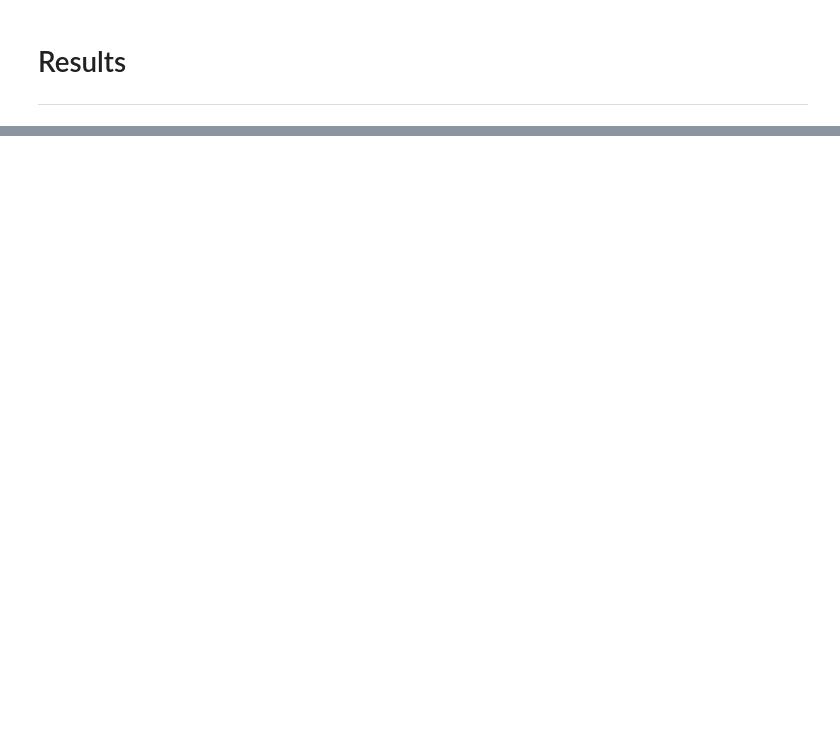
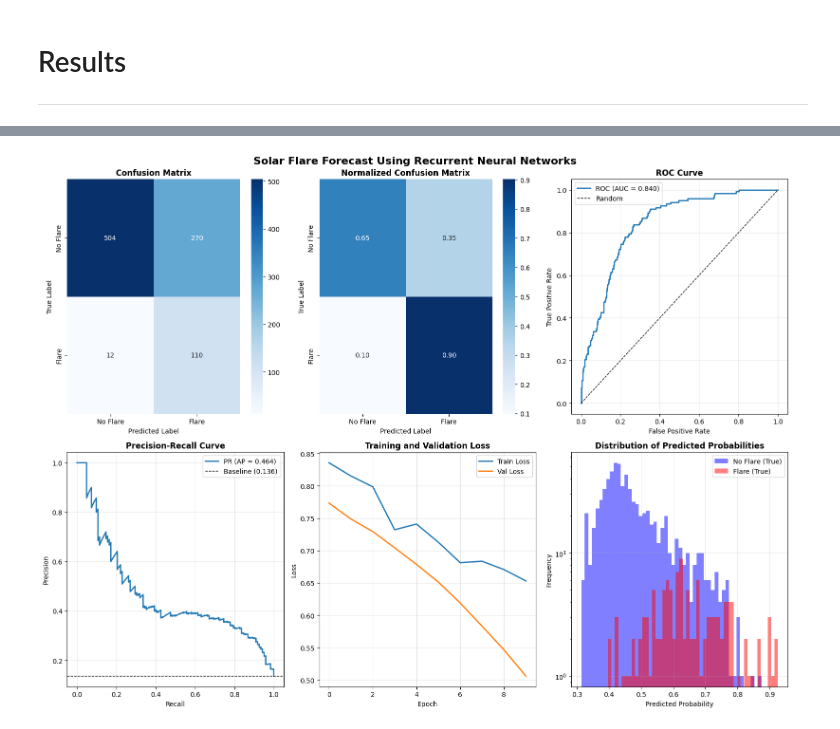
Before and after one commit to ferdesmello/hbr-solar-forecast-project, a Jupyter notebook: forecasters/forecast_flares_RNN.ipynb, the cells around one changed output, grey strips where cells are left out. Cells and saved outputs as stored; diff of their text form; code cells hidden in the pictures; blank space fills up the shorter version.

Commit message:
Dst forecast
I improved some forecast jupyter notebooks and added a new one making regression of Dst.

```diff
--- a/forecasters/forecast_flares_RNN.ipynb
+++ b/forecasters/forecast_flares_RNN.ipynb
@@ -460,7 +470,7 @@ print("Best model saved to ../data/flares_keras_RNN.keras")
 Best model saved to ../data/flares_keras_RNN.keras
 # %%
 # Predict
-y_pred_proba = best_model.predict(X_test_scaled).ravel()     # flatten probabilities
+y_pred_proba = model.predict(X_test).ravel()     # flatten probabilities
 y_pred = (y_pred_proba >= 0.5).astype(int)       # threshold at 0.5
 # %% [output]
 28/28 ━━━━━━━━━━━━━━━━━━━━ 0s 1ms/step
@@ -638,0 +522,16 @@ array([[0.9992148 , 0.9887689 , 0.6751809 ],
+# %%
+# Analyze different classification thresholds
+print("\nThreshold Analysis:")
+
+thresholds = [0.3, 0.4, 0.5, 0.6, 0.7]
+for thresh in thresholds:
+    y_pred_thresh = (y_pred_proba >= thresh).astype(int)
+    cm_thresh = confusion_matrix(y_test, y_pred_thresh)
+    tn, fp, fn, tp = cm_thresh.ravel() if cm_thresh.size == 4 else (cm_thresh[0,0], 0, 0, 0)
+
+    precision = tp / (tp + fp) if (tp + fp) > 0 else 0
+    recall = tp / (tp + fn) if (tp + fn) > 0 else 0
+
+    print(f"\nThreshold = {thresh}")
+    print(f"  TP: {tp}, FP: {fp}, TN: {tn}, FN: {fn}")
+    print(f"  Precision: {precision:.3f}, Recall: {recall:.3f}")
@@ -638,0 +556,77 @@ array([[0.9992148 , 0.9887689 , 0.6751809 ],
+# %%
+# Visualizations
+
+fig = plt.figure(figsize=(16, 12))
+plt.suptitle('Solar Flare Forecast Using Recurrent Neural Networks', fontsize=16, fontweight='bold')
+
+class_names = ['No Flare', 'Flare']
+
+# 1. Confusion Matrix
+ax1 = plt.subplot(2, 3, 1)
+sns.heatmap(cm, annot=True, fmt='d', cmap='Blues', ax=ax1, xticklabels=class_names, yticklabels=class_names)
+ax1.set_title('Confusion Matrix', fontsize=12, fontweight='bold')
+ax1.set_ylabel('True Label')
+ax1.set_xlabel('Predicted Label')
+
+# 2. Normalized Confusion Matrix
+cm_norm = pd.DataFrame(cm).apply(lambda x: x/sum(x), axis = 1)
+ax2 = plt.subplot(2, 3, 2)
+sns.heatmap(cm_norm, annot=True, fmt=".2f", cmap='Blues', ax=ax2, xticklabels=class_names, yticklabels=class_names)
+ax2.set_title('Normalized Confusion Matrix', fontsize=12, fontweight='bold')
+ax2.set_ylabel('True Label')
+ax2.set_xlabel('Predicted Label')
+
+# 3. ROC Curve
+if len(np.unique(y_test)) > 1:
+    ax3 = plt.subplot(2, 3, 3)
+    fpr, tpr, _ = roc_curve(y_test, y_pred_proba)
+    ax3.plot(fpr, tpr, linewidth=2, label=f'ROC (AUC = {roc_auc:.3f})')
+    ax3.plot([0, 1], [0, 1], 'k--', linewidth=1, label='Random')
+    ax3.set_xlabel('False Positive Rate')
+    ax3.set_ylabel('True Positive Rate')
+    ax3.set_title('ROC Curve', fontsize=12, fontweight='bold')
+    ax3.legend()
+    ax3.grid(True, alpha=0.3)
+
+# 4. Precision-Recall Curve
+if len(np.unique(y_test)) > 1:
+    ax4 = plt.subplot(2, 3, 4)
+    precision, recall, _ = precision_recall_curve(y_test, y_pred_proba)
+    ax4.plot(recall, precision, linewidth=2, label=f'PR (AP = {avg_precision:.3f})')
+    ax4.axhline(y=y_test.mean(), color='k', linestyle='--', linewidth=1,
+                label=f'Baseline ({y_test.mean():.3f})')
+    ax4.set_xlabel('Recall')
+    ax4.set_ylabel('Precision')
+    ax4.set_title('Precision-Recall Curve', fontsize=12, fontweight='bold')
+    ax4.legend()
+    ax4.grid(True, alpha=0.3)
+
+# 5. Training and Validation Loss
+if 'history' in locals():
+    hist = history.history
+    ax5 = plt.subplot(2, 3, 5)
+    ax5.plot(hist['loss'], label='Train Loss', linewidth=2)
+    if 'val_loss' in hist:
+        ax5.plot(hist['val_loss'], label='Val Loss', linewidth=2)
+    ax5.set_xlabel('Epoch')
+    ax5.set_ylabel('Loss')
+    ax5.set_title('Training and Validation Loss', fontsize=12, fontweight='bold')
+    ax5.legend()
+    ax5.grid(True, alpha=0.3)
+
+# 6. Prediction Probability Distribution
+ax6 = plt.subplot(2, 3, 6)
+ax6.hist(y_pred_proba[y_test == 0], bins=50, alpha=0.5, label='No Flare (True)', color='blue')
+ax6.hist(y_pred_proba[y_test == 1], bins=50, alpha=0.5, label='Flare (True)', color='red')
+ax6.set_xlabel('Predicted Probability')
+ax6.set_ylabel('Frequency')
+ax6.set_yscale('log')
+ax6.set_title('Distribution of Predicted Probabilities', fontsize=12, fontweight='bold')
+ax6.legend()
+ax6.grid(True, alpha=0.3)
+
+plt.tight_layout()
+plt.savefig('../figures/solar_flare_RNN_results.png', dpi=300, bbox_inches='tight')
+print("\nVisualization saved as 'solar_flare_RNN_results.png'")
+plt.show()
+# %% [output]
@@ -638,0 +634 @@ array([[0.9992148 , 0.9887689 , 0.6751809 ],
+[figure, added]
```
Also changed, not shown: parts of 44 cells of this notebook, 17 other files.
